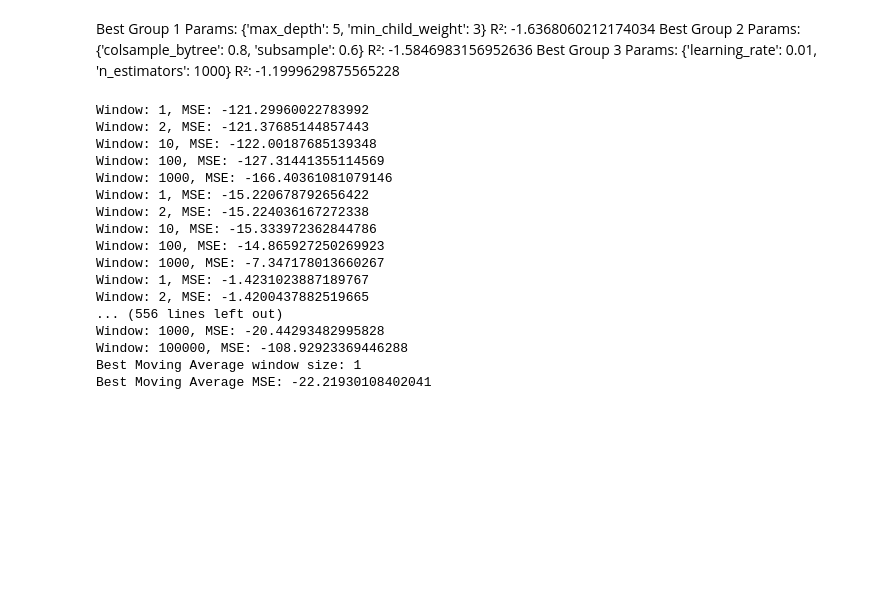
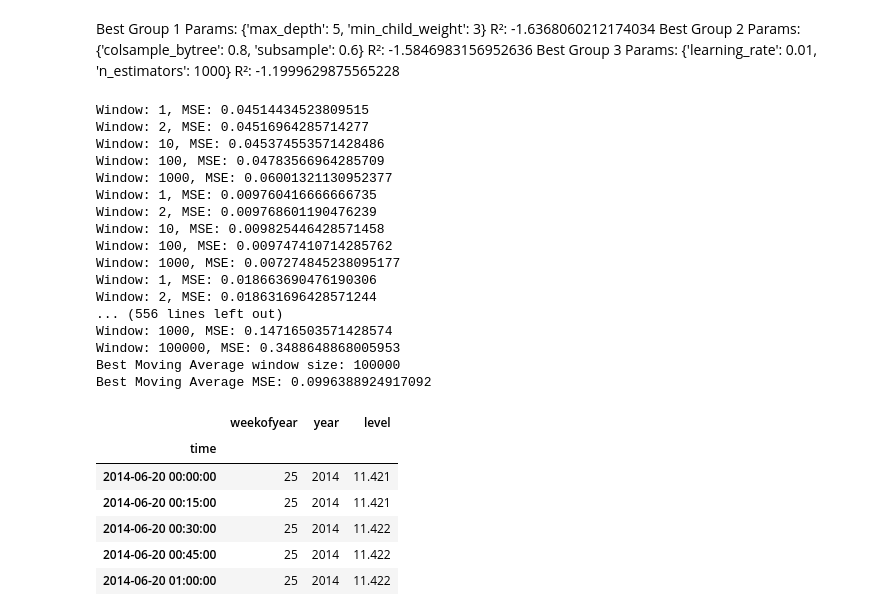
Before and after one commit to VictorJustesen/Water-level-forecasting, a Jupyter notebook: forecasting.ipynb, the cells around one changed output. Saved outputs shown, nothing was run; the diff lists cells and outputs as text; code cells hidden in the pictures; blank space fills up the shorter version.

```diff
--- a/forecasting.ipynb
+++ b/forecasting.ipynb
@@ -188,24 +199,36 @@ plt.show()
 # %%
-def runxgb(model, df, features):
+def runxgb(model, df, features=df.columns):
     r2_scores = []
     predictions_list = []
+    i=0
+    for train_idx, test_idx in split(10):
+        i+=1
+        if 'level' in features:  # Check if 'level' is among the features and not alone
+            X_train = df.iloc[train_idx][features].drop(columns=['level'])
+        else:
+            X_train = df.iloc[train_idx][features]
+        y_train = df.iloc[train_idx]['level']
 
-    for train_idx, test_idx in split(df=df):
-        X_train = df.iloc[train_idx][features]
-        y_train = df.iloc[train_idx][ 'level']
-        X_test = df.iloc[test_idx][features]
-        y_test = df.iloc[test_idx][ 'level']
+        if 'level' in features:  # Repeat the check for the test set
+            X_test = df.iloc[test_idx][features].drop(columns=['level'])
+        else:
+            X_test = df.iloc[test_idx][features]
+        y_test = df.iloc[test_idx]['level']
 
         model.fit(X_train, y_train, eval_set=[(X_test, y_test)], verbose=0)
         predictions = model.predict(X_test)
-        r2 = r2_score(y_test, predictions)
+
+        r2 = mean_absolute_error(y_test, predictions)
         r2_scores.append(r2)
         predictions_list.append(predictions)
+        # if i==9:
+        #     print("pred",predictions)
+        #     print("y_test",y_test.values)
+        #     print(r2)
+        #     p=predictions
+        #     y=y_test.values
 
-        print(f"R2 for this split: {r2}")
 
-    mean_r2 = np.mean(r2_scores)
-    print(f"Mean R2 across all splits: {mean_r2}")
 
     return predictions_list, r2_scores
 # %%
@@ -356,7 +372,7 @@ for train_idx, test_idx in split(100):
     for window in mavg_windows:
         forecast = trainData['level'].rolling(window=window).mean().iloc[-len(testData):]
         if len(forecast.dropna()) == len(Y_test):
-            mse = r2_score(Y_test, forecast.dropna())
+            mse = mean_absolute_error(Y_test, forecast.dropna())
             mavg_results[window].append(mse)  # Append mse to the list for each window
             print(f"Window: {window}, MSE: {mse}")
 
@@ -366,23 +382,33 @@ best_mavg_window = max(mavg_avg_results, key=mavg_avg_results.get)
 print("Best Moving Average window size:", best_mavg_window)
 print("Best Moving Average MSE:", mavg_avg_results[best_mavg_window])
 # %% [output]
-Window: 1, MSE: -121.29960022783992
-Window: 2, MSE: -121.37685144857443
-Window: 10, MSE: -122.00187685139348
-Window: 100, MSE: -127.31441355114569
-Window: 1000, MSE: -166.40361081079146
-Window: 1, MSE: -15.220678792656422
-Window: 2, MSE: -15.224036167272338
-Window: 10, MSE: -15.333972362844786
-Window: 100, MSE: -14.865927250269923
-Window: 1000, MSE: -7.347178013660267
-Window: 1, MSE: -1.4231023887189767
-Window: 2, MSE: -1.4200437882519665
+Window: 1, MSE: 0.04514434523809515
+Window: 2, MSE: 0.04516964285714277
+Window: 10, MSE: 0.045374553571428486
+Window: 100, MSE: 0.04783566964285709
+Window: 1000, MSE: 0.06001321130952377
+Window: 1, MSE: 0.009760416666666735
+Window: 2, MSE: 0.009768601190476239
+Window: 10, MSE: 0.009825446428571458
+Window: 100, MSE: 0.009747410714285762
+Window: 1000, MSE: 0.007274845238095177
+Window: 1, MSE: 0.018663690476190306
+Window: 2, MSE: 0.018631696428571244
 ... (556 lines left out)
-Window: 1000, MSE: -20.44293482995828
-Window: 100000, MSE: -108.92923369446288
-Best Moving Average window size: 1
-Best Moving Average MSE: -22.21930108402041
+Window: 1000, MSE: 0.14716503571428574
+Window: 100000, MSE: 0.3488648868005953
+Best Moving Average window size: 100000
+Best Moving Average MSE: 0.0996388924917092
+# %%
+df.head()
+# %% [output]
+|  | weekofyear | year | level |
+| time |  |  |  |
+| 2014-06-20 00:00:00 | 25 | 2014 | 11.421 |
+| 2014-06-20 00:15:00 | 25 | 2014 | 11.421 |
+| 2014-06-20 00:30:00 | 25 | 2014 | 11.422 |
+| 2014-06-20 00:45:00 | 25 | 2014 | 11.422 |
+| 2014-06-20 01:00:00 | 25 | 2014 | 11.422 |
 # %%
 
 
```
Also changed, not shown: parts of 13 cells of this notebook.
